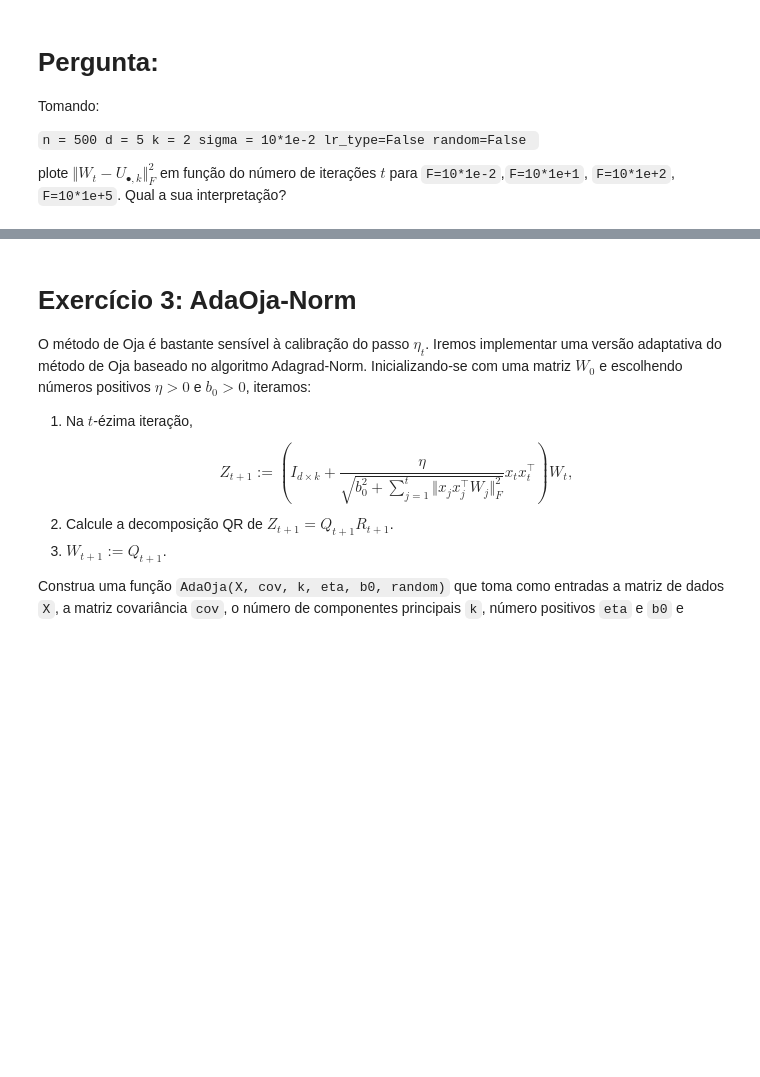
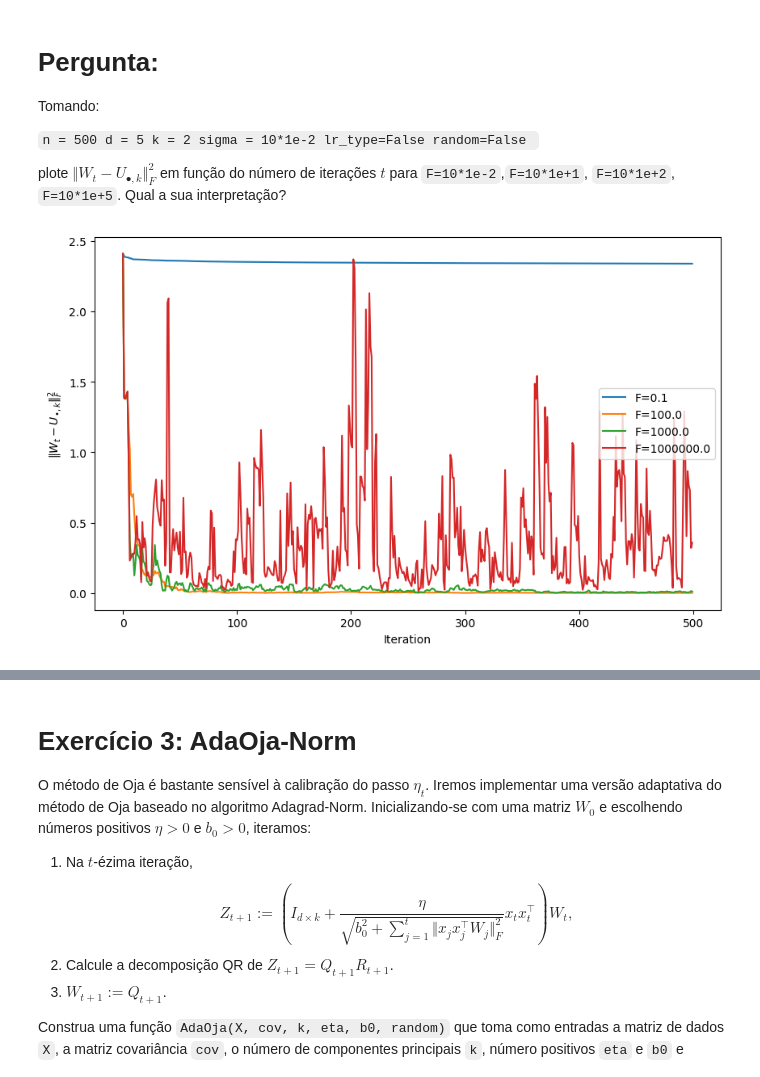
Before and after one commit to scrocha/otimizacao-OCD-2024, a Jupyter notebook: Atividade_08/streaming_PCA_Sillas.ipynb, the cells around one changed output, grey strips where cells are left out. Cells and saved outputs as stored; diff of their text form; code cells hidden in the pictures; blank space fills up the shorter version.

```diff
--- a/Atividade_08/streaming_PCA_Sillas.ipynb
+++ b/Atividade_08/streaming_PCA_Sillas.ipynb
@@ -120,38 +121,32 @@ Construa uma função `Oja(X,cov, k,c,lr_type,random)` que toma como entradas a
 NOTA: se `random=True`, inicialize o método de Oja tomando $W_0$ como o fator Q da fatorizacão QR de uma matriz $d\times k$ cujas entradas são iid $N(0,1)$.
 # %%
 #Escreva código aqui
-def Oja(X:np.ndarray, k:int, c:float, random:bool, lr_type:bool) -> tuple[np.ndarray, np.ndarray]:
-    d = X.shape[1]
-    n = X.shape[0]
+def Oja(X:np.ndarray, cov:np.ndarray, k:int, c:float, lr_type:bool, random:bool) -> tuple[list[float], np.ndarray]:
+    n, d = X.shape
+    errors = list()
 
-    # Compute the top k eigenvectors of the covariance matrix
     eigvals, eigvecs = la.eigh(cov)
     U_k = eigvecs[:, -k:]
 
-    # Initialize W_0
     if random:
         W = la.qr(np.random.randn(d, k))[0]
     else:
         W = np.zeros((d, k))
 
-    errors = []
-
     for t in range(1, n + 1):
         x_t = X[t - 1].reshape(-1, 1)
 
-        # Learning rate
         if lr_type:
             eta_t = c / np.sqrt(t)
         else:
             eta_t = c / t
 
-        # Oja's update
-        Z_t = (np.eye(d) + eta_t * x_t @ x_t.T) @ W
-        W, _ = la.qr(Z_t)
+        Z = W + eta_t * (x_t @ x_t.T @ W)
 
-        # Compute the error
-        error = la.norm(W - U_k, 'fro')**2
-        errors.append(error)
+        W = la.qr(Z)[0]
+
+        error = la.norm(W @ W.T - U_k @ U_k.T, 'fro') ** 2
+        errors.append(float(error))
 
     return errors, W
 # %%
@@ -180,3 +174,26 @@ Tomando:
 `
 
 plote $\Vert W_t - U_{\bullet,k}\Vert^2_F$ em função do número de iterações $t$ para `F=10*1e-2`,`F=10*1e+1`, `F=10*1e+2`, `F=10*1e+5`. Qual a sua interpretação?
+# %%
+n = 500
+d = 5
+k = 2
+sigma = 10*1e-2
+lr_type = False
+random = False
+
+F_values = [10*1e-2, 10*1e+1, 10*1e+2, 10*1e+5]
+
+plt.figure(figsize=(10, 6))
+F_erros = list()
+for F in F_values:
+    errors, _ = Oja(X, cov, k, c=F*sigma, lr_type=lr_type, random=random)
+    F_erros.append(errors)
+    plt.plot(errors, label=f'F={F}')
+
+plt.xlabel('Iteration')
+plt.ylabel(r'$\Vert W_t - U_{\bullet,k}\Vert^2_F$')
+plt.legend()
+plt.show()
+# %% [output]
+[figure, added]
```
Also changed, not shown: parts of 12 cells of this notebook.
